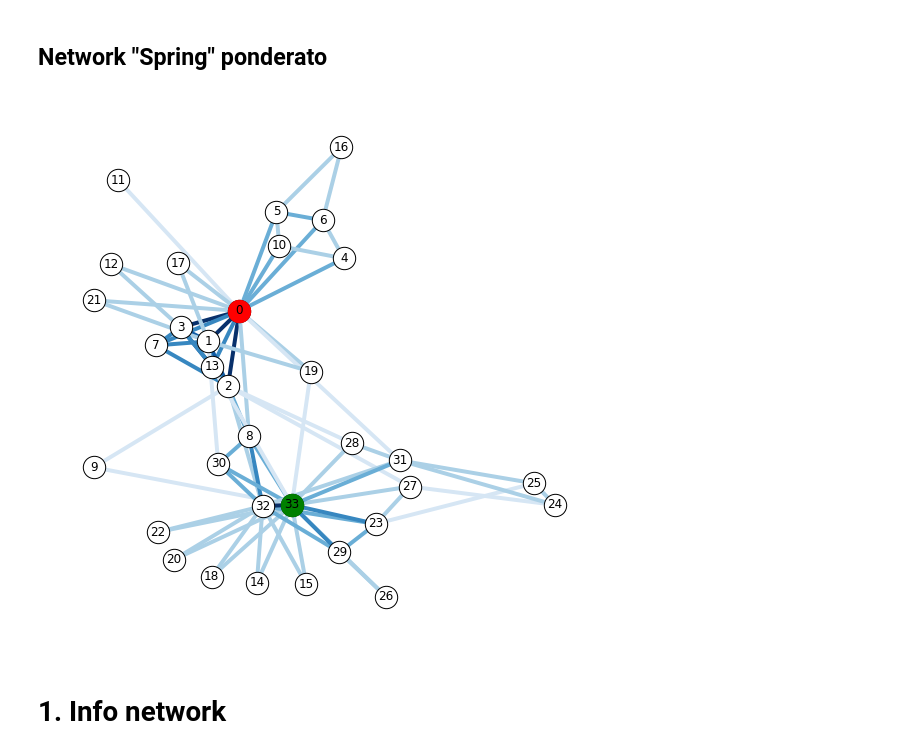
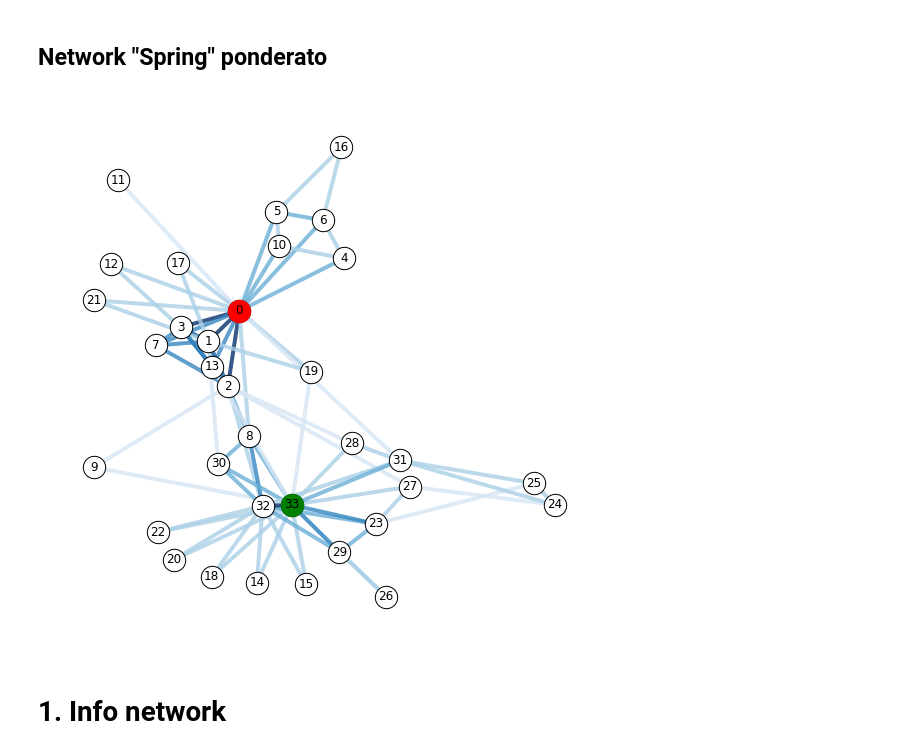
Before and after one commit to alkaest2002/ABGrid, a Jupyter notebook: materials/course 101/zachary karate club.ipynb, the cells around one changed output. Saved outputs shown, nothing was run; the diff lists cells and outputs as text; code cells hidden in the pictures.

```diff
--- a/materials/course 101/zachary karate club.ipynb
+++ b/materials/course 101/zachary karate club.ipynb
@@ -56,37 +56,37 @@ nx.draw_networkx_edges(G,SL, edge_color="#888");
 [figure]
 # %% [markdown]
 ## Network "Spring" ponderato
-# %%
-fig, ax = plt.subplots(figsize=(10,10))
-ax.axis('off')
-
-def tie_strength(G, v, w):
-    v_neighbors = set(G.neighbors(v))
-    w_neighbors = set(G.neighbors(w))
-    return 1 + len(v_neighbors & w_neighbors)
-
-weigths = dict(map(lambda e: (e, tie_strength(G, *e)), G.edges))
-nx.set_edge_attributes(G, weigths,"weight")
-edge_weights = nx.get_edge_attributes(G, "weight").values()
-
-weighted_pos = nx.spring_layout(G, pos=SL, k=0.3, weight="weight")
-
-nx.draw_networkx_nodes(
-    G, weighted_pos, node_size=NODE_SIZE, node_color="#fff", edgecolors="k", ax=ax)
-
-nx.draw_networkx_nodes(
-    G,weighted_pos, nodelist=[MRHI],node_size=NODE_SIZE, node_color= "r", edgecolors="r", ax=ax)
-
-nx.draw_networkx_nodes(
-    G,weighted_pos, nodelist=[OFFICER], node_size=NODE_SIZE, node_color= "g", edgecolors="g", ax=ax)
-
-nx.draw_networkx_edges(G, weighted_pos, width=4,
-    edge_color=edge_weights, edge_cmap=plt.cm.Blues,
-    edge_vmin=0, edge_vmax=6, ax=ax)
-
-nx.draw_networkx_labels(G, weighted_pos);
-# %% [output]
-[figure, removed]
+# %%
+fig, ax = plt.subplots(figsize=(10,10))
+ax.axis('off')
+
+def tie_strength(G, v, w):
+    v_neighbors = set(G.neighbors(v))
+    w_neighbors = set(G.neighbors(w))
+    return 1 + len(v_neighbors & w_neighbors)
+
+weigths = dict(map(lambda e: (e, tie_strength(G, *e)), G.edges))
+nx.set_edge_attributes(G, weigths,"weight")
+edge_weights = nx.get_edge_attributes(G, "weight").values()
+
+weighted_pos = nx.spring_layout(G, pos=SL, k=0.3, weight="weight")
+
+nx.draw_networkx_nodes(
+    G, weighted_pos, node_size=NODE_SIZE, node_color="#fff", edgecolors="k", ax=ax)
+
+nx.draw_networkx_nodes(
+    G,weighted_pos, nodelist=[MRHI],node_size=NODE_SIZE, node_color= "r", edgecolors="r", ax=ax)
+
+nx.draw_networkx_nodes(
+    G,weighted_pos, nodelist=[OFFICER], node_size=NODE_SIZE, node_color= "g", edgecolors="g", ax=ax)
+
+nx.draw_networkx_edges(G, weighted_pos, width=4,
+    edge_color=edge_weights, edge_cmap=plt.cm.Blues,
+    edge_vmin=0, edge_vmax=6, alpha=.8, ax=ax)
+
+nx.draw_networkx_labels(G, weighted_pos);
+# %% [output]
+[figure, added]
 # %% [markdown]
 # 1. Info network
 # %% [markdown]
```
Also changed, not shown: parts of 6 cells of this notebook.
